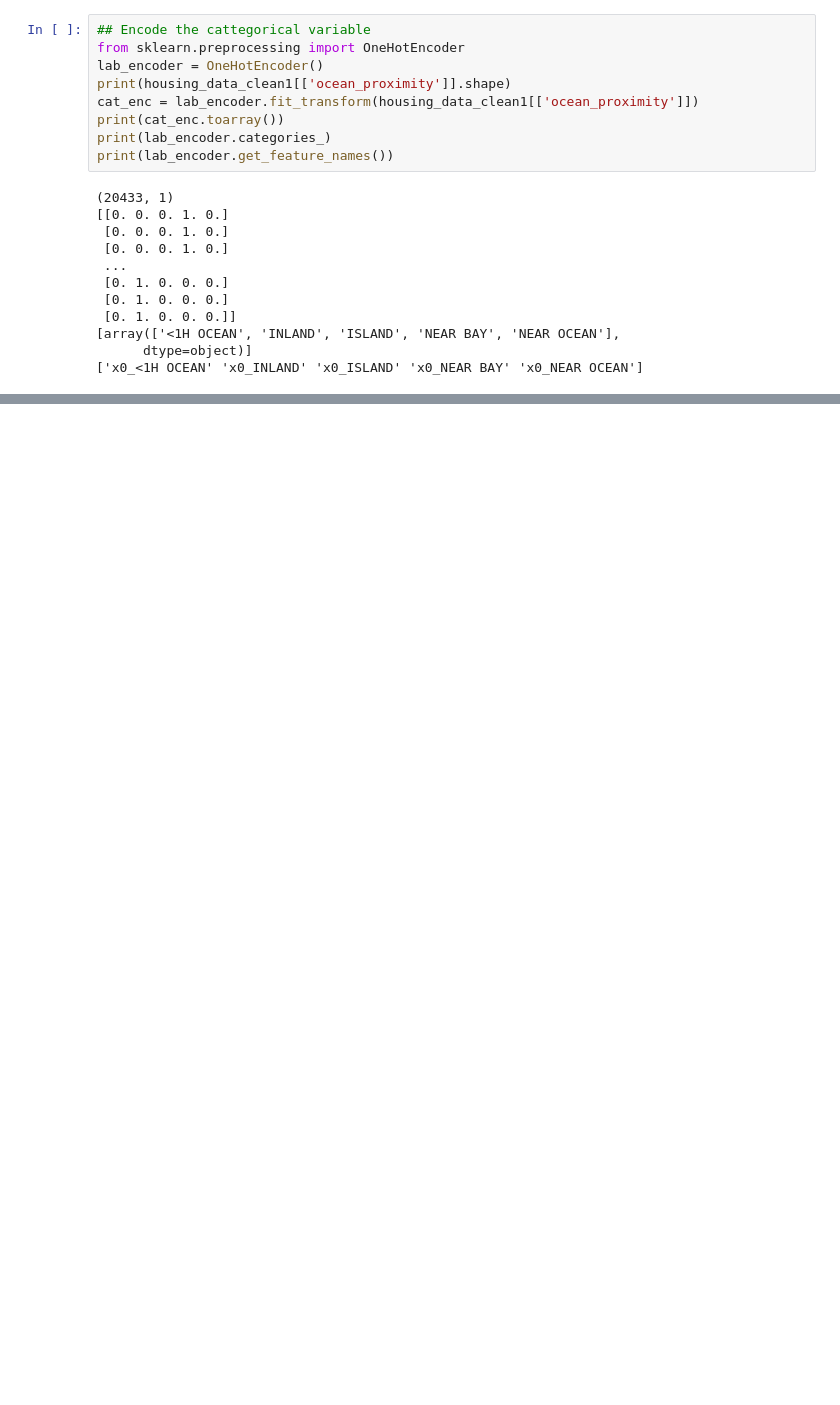
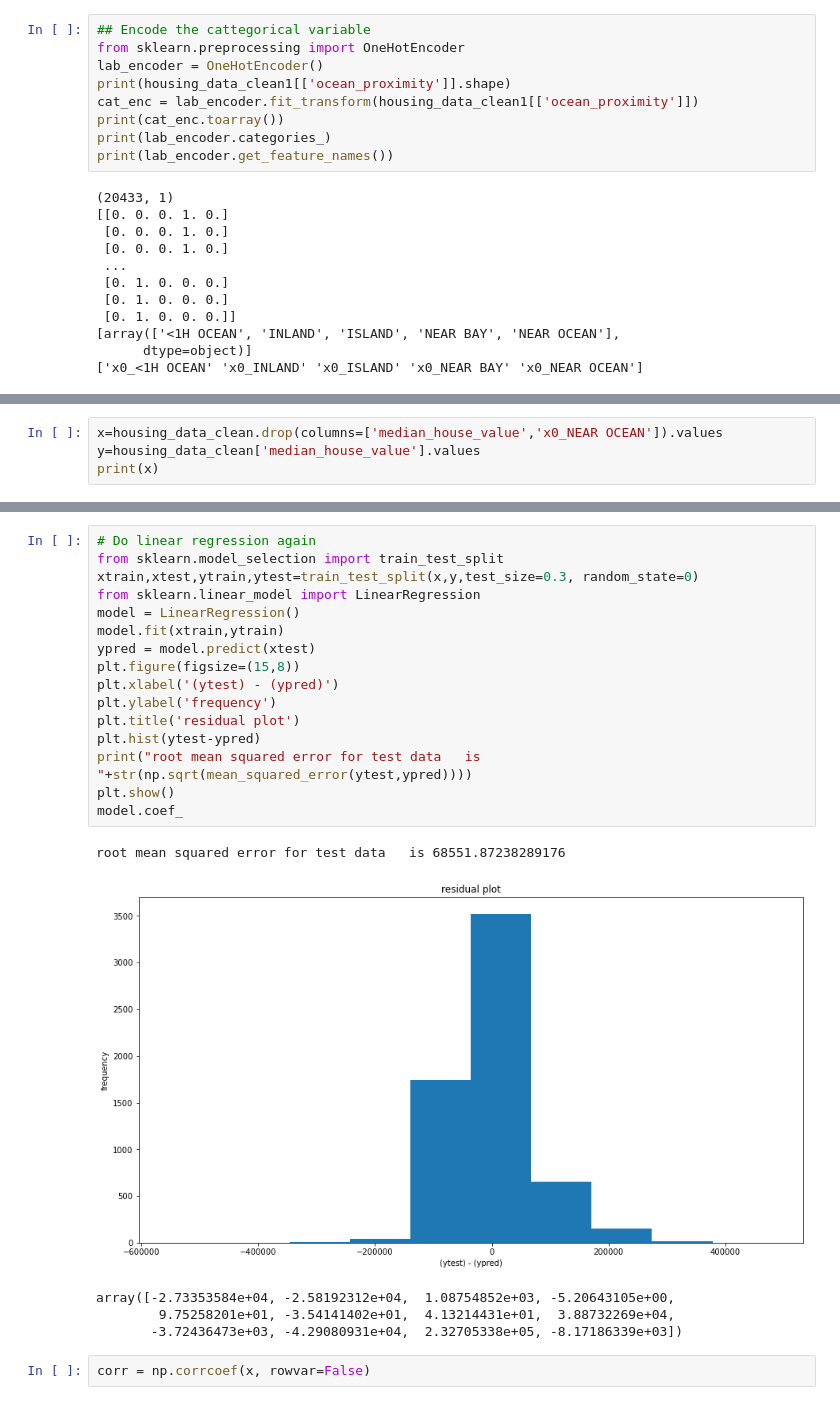
Before and after one commit to bharath-nepoleon/sklearn-session, a Jupyter notebook: linear-regression.ipynb, the cells around one changed output, grey strips where cells are left out. Saved outputs shown, nothing was run; the diff lists cells and outputs as text; blank space fills up the shorter version.

Commit message:
Added additional code for feature selection

```diff
--- a/linear-regression.ipynb
+++ b/linear-regression.ipynb
@@ -404,0 +380,4 @@ array([-54767.17950768, -55157.50456063,  13693.86406033, -11377.17691579,
+# %%
+x=housing_data_clean.drop(columns=['median_house_value','x0_NEAR OCEAN']).values
+y=housing_data_clean['median_house_value'].values
+print(x)
@@ -404,0 +418,24 @@ array([-54767.17950768, -55157.50456063,  13693.86406033, -11377.17691579,
+# %%
+# Do linear regression again
+from sklearn.model_selection import train_test_split
+xtrain,xtest,ytrain,ytest=train_test_split(x,y,test_size=0.3, random_state=0)
+from sklearn.linear_model import LinearRegression
+model = LinearRegression()
+model.fit(xtrain,ytrain)
+ypred = model.predict(xtest)
+plt.figure(figsize=(15,8))
+plt.xlabel('(ytest) - (ypred)')
+plt.ylabel('frequency')
+plt.title('residual plot')
+plt.hist(ytest-ypred)
+print("root mean squared error for test data   is "+str(np.sqrt(mean_squared_error(ytest,ypred))))
+plt.show()
+model.coef_
+# %% [output]
+root mean squared error for test data   is 68551.87238289176
+[figure, added]
+array([-2.73353584e+04, -2.58192312e+04,  1.08754852e+03, -5.20643105e+00,
+        9.75258201e+01, -3.54141402e+01,  4.13214431e+01,  3.88732269e+04,
+       -3.72436473e+03, -4.29080931e+04,  2.32705338e+05, -8.17186339e+03])
+# %%
+corr = np.corrcoef(x, rowvar=False)
```
Also changed, not shown: parts of 34 cells of this notebook.
